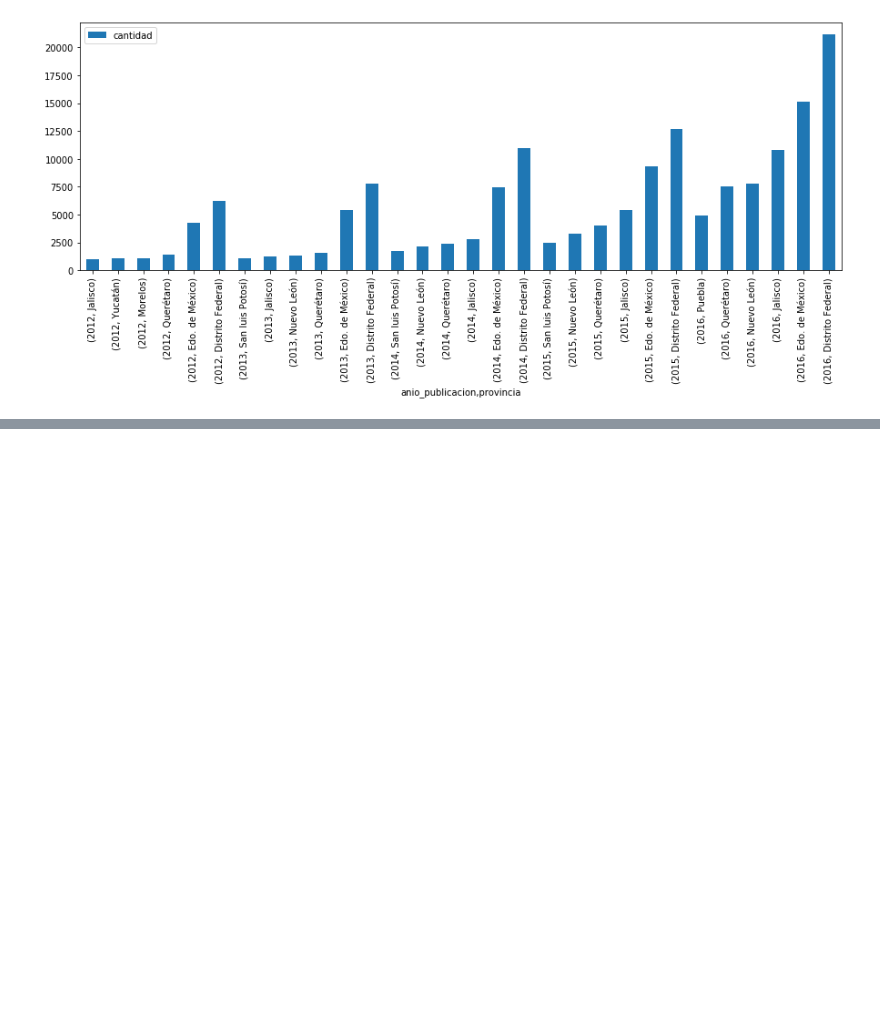
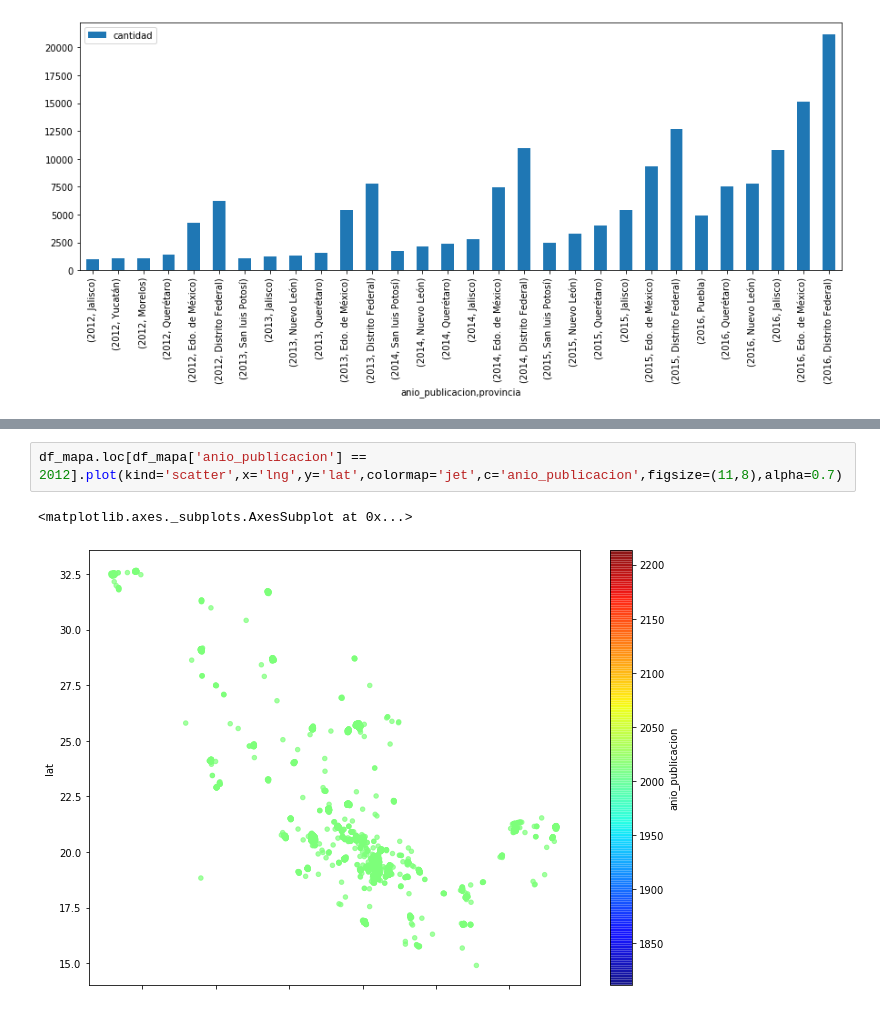
Before and after one commit to lautarofritz/TP1-Orga-de-Datos, a Jupyter notebook: TP1 Orga de Datos.ipynb, the cells around one changed output, grey strips where cells are left out. Saved outputs shown, nothing was run; the diff lists cells and outputs as text; blank space fills up the shorter version.

```diff
--- a/TP1 Orga de Datos.ipynb
+++ b/TP1 Orga de Datos.ipynb
@@ -374,0 +395,5 @@ df_ranking_provincias.plot(kind='bar',  figsize=(15,5),y='cantidad');
+# %%
+df_mapa.loc[df_mapa['anio_publicacion'] == 2012].plot(kind='scatter',x='lng',y='lat',colormap='jet',c='anio_publicacion',figsize=(11,8),alpha=0.7)
+# %% [output]
+<matplotlib.axes._subplots.AxesSubplot at 0x...>
+[figure, added]
```
Also changed, not shown: parts of 4 cells of this notebook.
